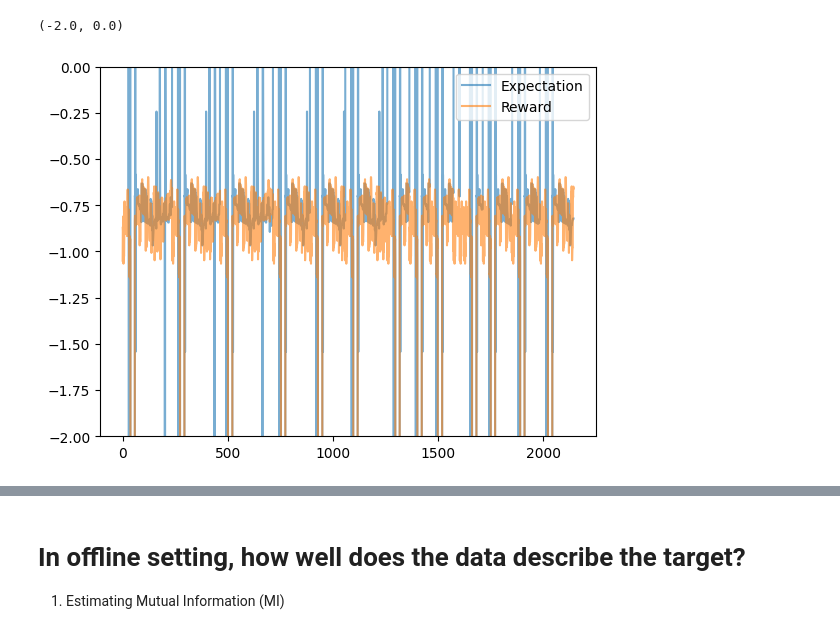
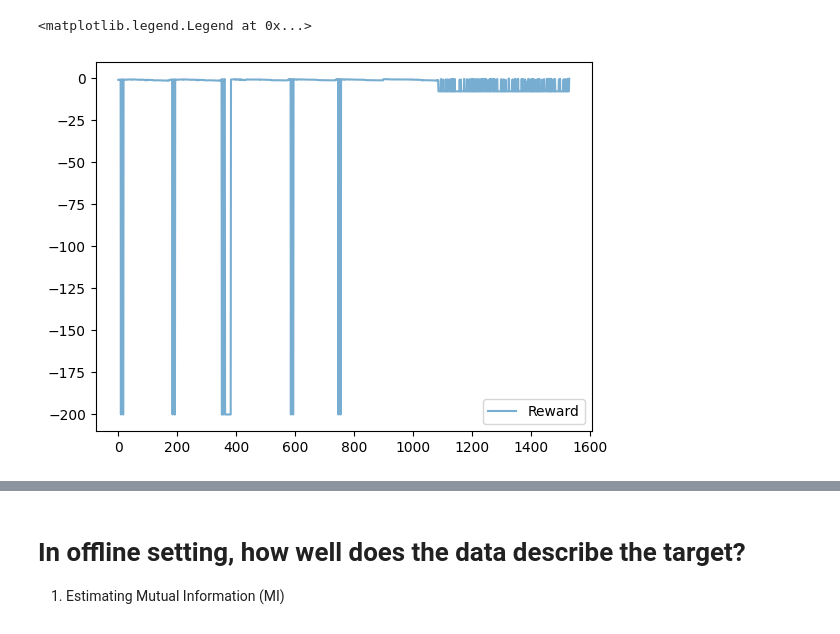
Before and after one commit to Yuriyzabegaev/FTHM-Solver, a Jupyter notebook: solver_selection_thm/spe_results.ipynb, the cells around one changed output, grey strips where cells are left out. Saved outputs shown, nothing was run; the diff lists cells and outputs as text; code cells hidden in the pictures.

```diff
--- a/solver_selection_thm/spe_results.ipynb
+++ b/solver_selection_thm/spe_results.ipynb
@@ -30,7 +30,7 @@ performance_predictor = PerformancePredictorPassiveAgressive(
     num_solvers=num_solvers,
 )
 solver_selector = SolverSelector(
-    reward_estimator=RewardEstimator(),
+    # reward_estimator=RewardEstimator(),
     solver_space=solver_space,
     performance_predictor=performance_predictor,
 )
@@ -69,9 +70,11 @@ data_simulations = []
 solver_selection_history = []
 
 np.random.seed(42)
-run_idx = 0
-np.random.shuffle(Z_SLICES)
-np.random.shuffle(X_SLICES)
+run_idx = 1
+Z_SLICES = copy(Z_SLICES)
+X_SLICES = copy(X_SLICES)
+np.random.shuffle((Z_SLICES))
+np.random.shuffle((X_SLICES))
 
 
 for z_slice in Z_SLICES:
@@ -101,8 +104,9 @@ for i, data_row in enumerate(data_simulations):
         ax = axes[i][j]
         plt.sca(ax)
 
-        color_converged_reason(data)
+        color_converged_reason(data, legend=True)
         color_time_steps(data)
+        plt.legend()
 
         ax.plot(get_gmres_iterations(data))
         # ax.set_yscale('log')
@@ -115,17 +119,19 @@ plt.tight_layout()
 # %%
 from solver_selection_thm.selector import SolverSelectorHistory
 common_history = SolverSelectorHistory()
 for x in solver_selection_history:
+    if x is None:
+        continue
     common_history.features.extend(x.features)
     common_history.reward.extend(x.reward)
     common_history.decision_idx.extend(x.decision_idx)
     common_history.greedy.extend(x.greedy)
     common_history.expectation.extend(x.expectation)
 
-plt.plot(common_history.expectation, label='Expectation', alpha=0.6)
+# plt.plot(common_history.expectation, label='Expectation', alpha=0.6)
 plt.plot(common_history.reward, label='Reward', alpha=0.6)
 plt.legend()
-plt.ylim(-2, 0)
+# plt.ylim(-2, 0)
 # %% [output]
-(-2.0, 0.0)
+<matplotlib.legend.Legend at 0x...>
-[figure, old version]
+[figure, new version]
```
Also changed, not shown: parts of 26 cells of this notebook, 3 other files.
